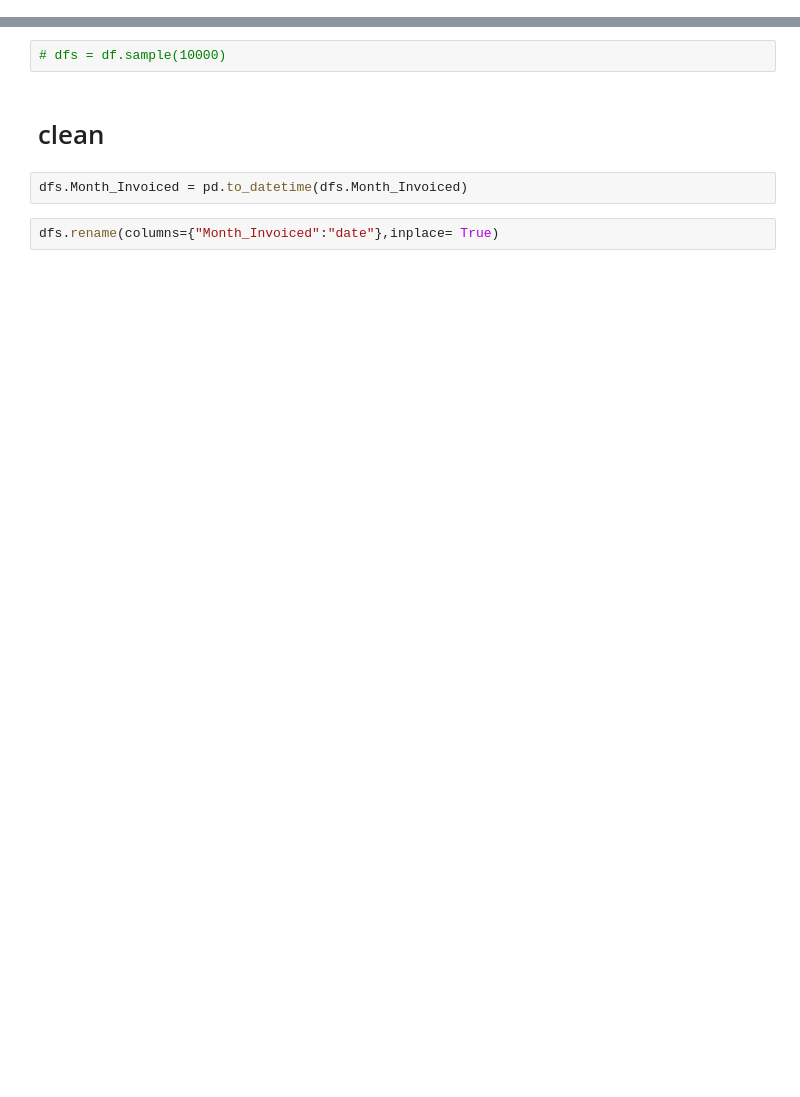
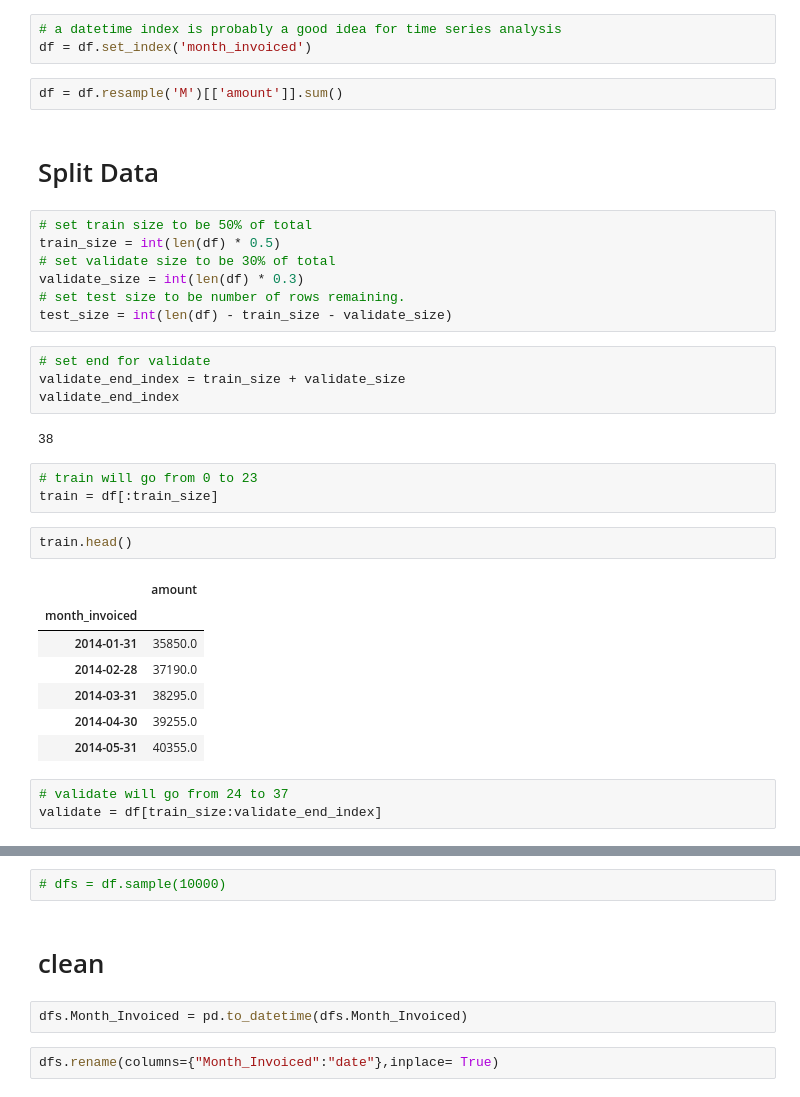
Before and after one commit to brandontnavarrete/timeseries-excercise, a Jupyter notebook: model.ipynb, the cells around one changed output, grey strips where cells are left out. Saved outputs shown, nothing was run; the diff lists cells and outputs as text; blank space fills up the shorter version.

```diff
--- a/model.ipynb
+++ b/model.ipynb
@@ -12,0 +35,36 @@ dfs = pd.read_csv('saas.csv')
+# %%
+# a datetime index is probably a good idea for time series analysis
+df = df.set_index('month_invoiced')
+# %%
+df = df.resample('M')[['amount']].sum()
+# %% [markdown]
+# Split Data
+# %%
+# set train size to be 50% of total
+train_size = int(len(df) * 0.5)
+# set validate size to be 30% of total
+validate_size = int(len(df) * 0.3)
+# set test size to be number of rows remaining.
+test_size = int(len(df) - train_size - validate_size)
+# %%
+# set end for validate
+validate_end_index = train_size + validate_size
+validate_end_index
+# %% [output]
+38
+# %%
+# train will go from 0 to 23
+train = df[:train_size]
+# %%
+train.head()
+# %% [output]
+|  | amount |
+| month_invoiced |  |
+| 2014-01-31 | 35850.0 |
+| 2014-02-28 | 37190.0 |
+| 2014-03-31 | 38295.0 |
+| 2014-04-30 | 39255.0 |
+| 2014-05-31 | 40355.0 |
+# %%
+# validate will go from 24 to 37
+validate = df[train_size:validate_end_index]
```
Also changed, not shown: parts of 50 cells of this notebook.
